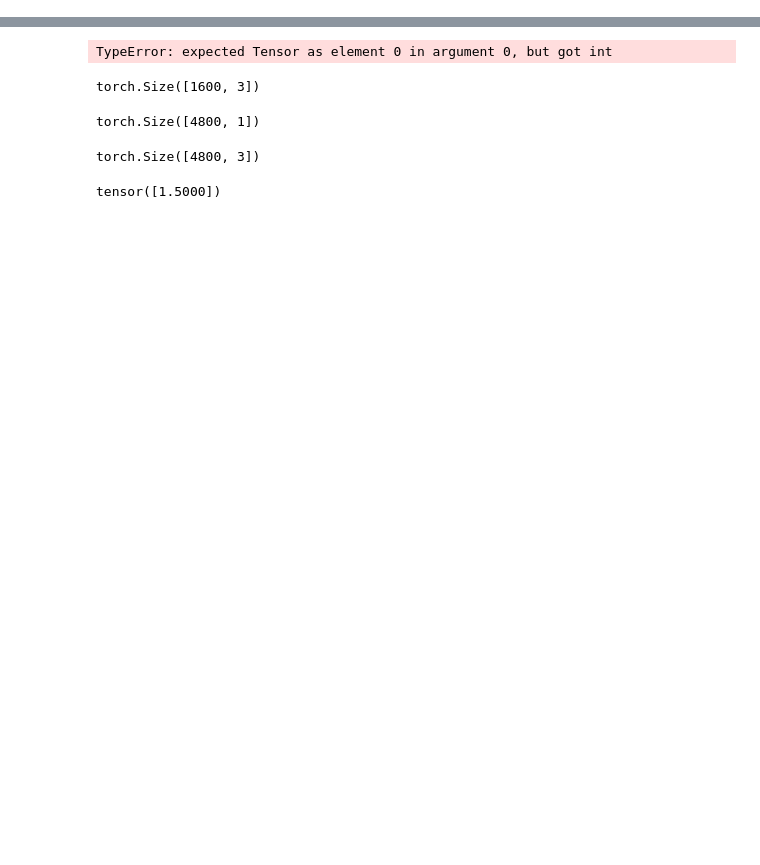
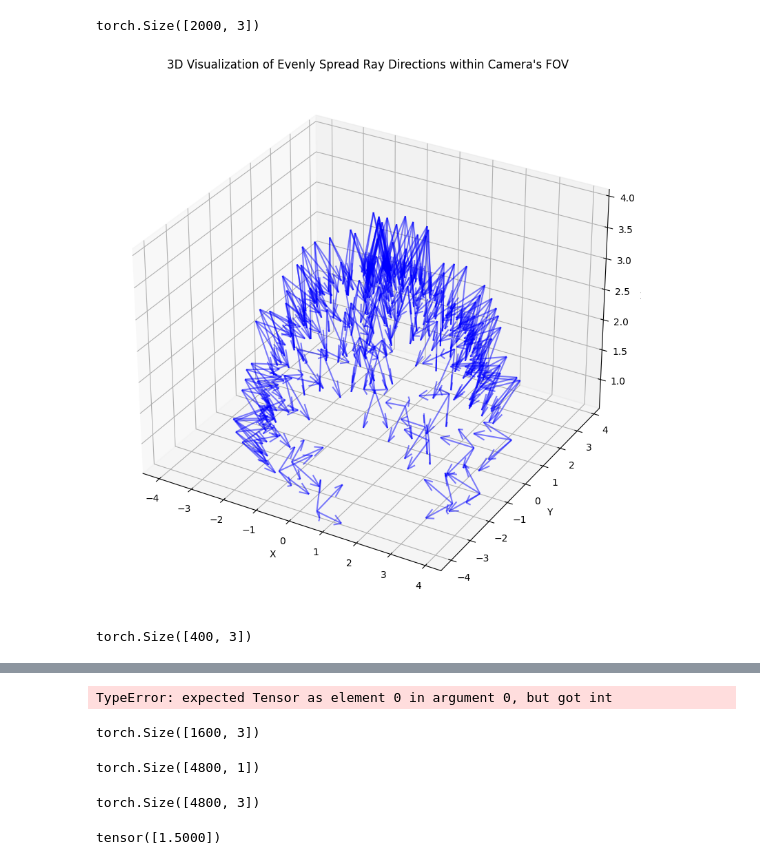
Before and after one commit to DanJbk/Plenoxels, a Jupyter notebook: notebooks/development.ipynb, the cells around one changed output, grey strips where cells are left out. Saved outputs shown, nothing was run; the diff lists cells and outputs as text; code cells hidden in the pictures; blank space fills up the shorter version.

Commit message:
improved samples indexing

```diff
--- a/notebooks/development.ipynb
+++ b/notebooks/development.ipynb
@@ -142,0 +224,34 @@ r torch.Size([1600, 3])
+# %%
+# camera_positions_forsamples.shape
+ray_directions_forsamples.shape
+# delta_forsamples.shape
+# num_samples*number_of_rays*len(data["frames"])
+# %% [output]
+torch.Size([2000, 3])
+# %%
+ray_directions = torch.zeros([])
+camera_positions = torch.zeros([])
+for i in range(len(data["frames"])):
+    transform_matrix, rotation, file_path, camera_angle_x = get_data_from_index(data, i)
+
+    current_ray_directions = transform_matrix[:3, 2].unsqueeze(0)* -1
+    # camera_positions = transform_matrix[:3, 3].unsqueeze(0) if len(camera_positions.shape) == 0 else torch.cat([camera_positions, transform_matrix[:3, 3].unsqueeze(0)], 0)
+
+    current_ray_directions = generate_rays(number_of_rays, transform_matrix, camera_angle_x, even_spread=True)
+    ray_directions = current_ray_directions if len(ray_directions.shape) == 0 else torch.cat([ray_directions, current_ray_directions], 0)
+    camera_positions = transform_matrix[:3, 3].unsqueeze(0) if len(camera_positions.shape) == 0 else torch.cat([camera_positions, transform_matrix[:3, 3].unsqueeze(0)], 0)
+
+
+# samples = camera_positions + ray_directions*delta_step
+delta_forsamples = torch.arange(num_samples + 1)[1:].repeat(number_of_rays*len(data["frames"])).unsqueeze(1)
+camera_positions_forsamples = torch.repeat_interleave(camera_positions, num_samples*number_of_rays, 0)
+ray_directions_forsamples = torch.repeat_interleave(ray_directions,num_samples, 0)
+samples_interval = camera_positions_forsamples + ray_directions_forsamples*delta_forsamples
+
+visualize_rays_3d(ray_directions, torch.repeat_interleave(camera_positions, number_of_rays, 0))
+# %% [output]
+[figure, added]
+# %%
+torch.repeat_interleave(camera_positions, number_of_rays,0).shape
+# %% [output]
+torch.Size([400, 3])
```
Also changed, not shown: parts of 8 cells of this notebook, 1 other file.
